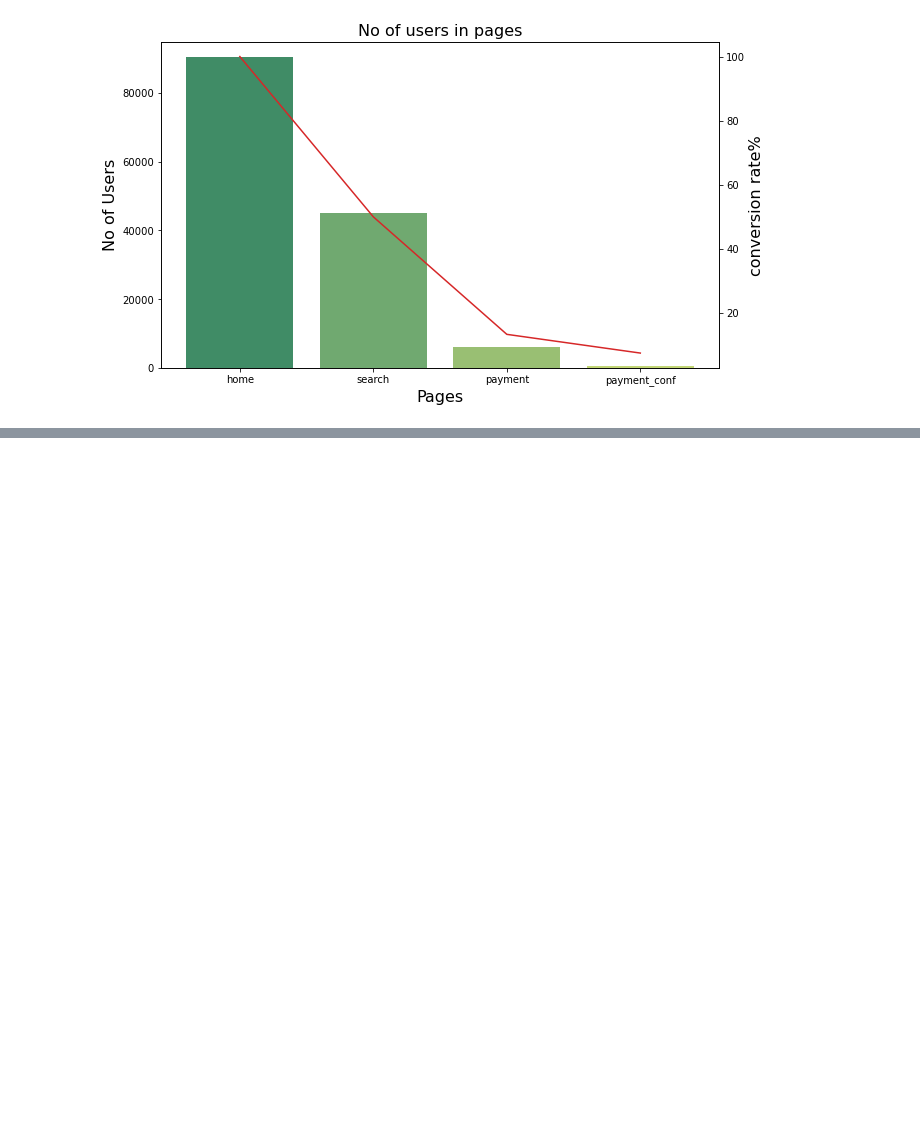
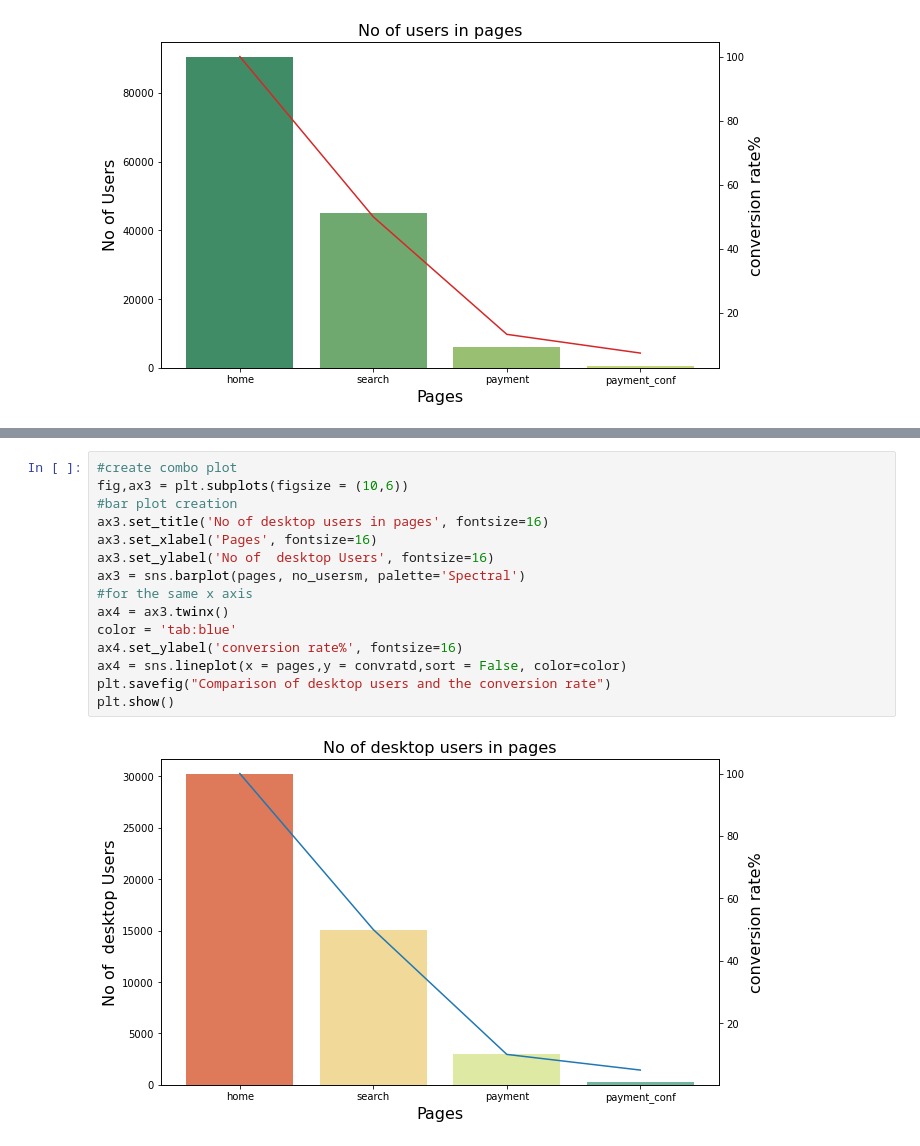
Before and after one commit to priyaljain04/Funnel-Analysis, a Jupyter notebook: Funnel analysis.ipynb, the cells around one changed output, grey strips where cells are left out. Cells and saved outputs as stored; diff of their text form; blank space fills up the shorter version.

```diff
--- a/Funnel analysis.ipynb
+++ b/Funnel analysis.ipynb
@@ -112,0 +188,17 @@ plt.show()
+# %%
+#create combo plot
+fig,ax3 = plt.subplots(figsize = (10,6))
+#bar plot creation
+ax3.set_title('No of desktop users in pages', fontsize=16)
+ax3.set_xlabel('Pages', fontsize=16)
+ax3.set_ylabel('No of  desktop Users', fontsize=16)
+ax3 = sns.barplot(pages, no_usersm, palette='Spectral')
+#for the same x axis
+ax4 = ax3.twinx()
+color = 'tab:blue'
+ax4.set_ylabel('conversion rate%', fontsize=16)
+ax4 = sns.lineplot(x = pages,y = convratd,sort = False, color=color)
+plt.savefig("Comparison of desktop users and the conversion rate")
+plt.show()
+# %% [output]
+[figure, added]
```
Also changed, not shown: parts of 9 cells of this notebook.
